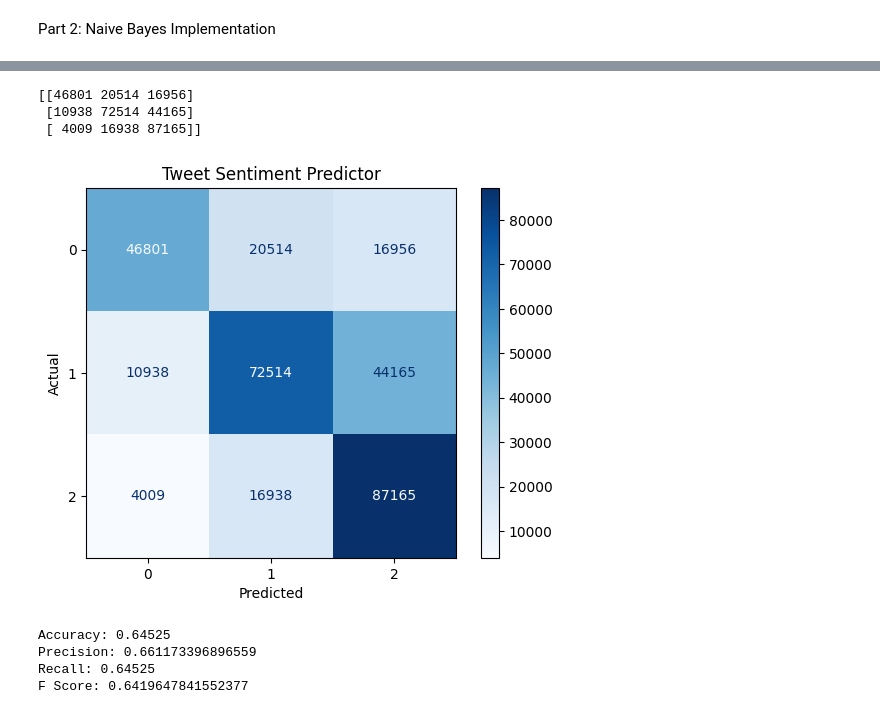
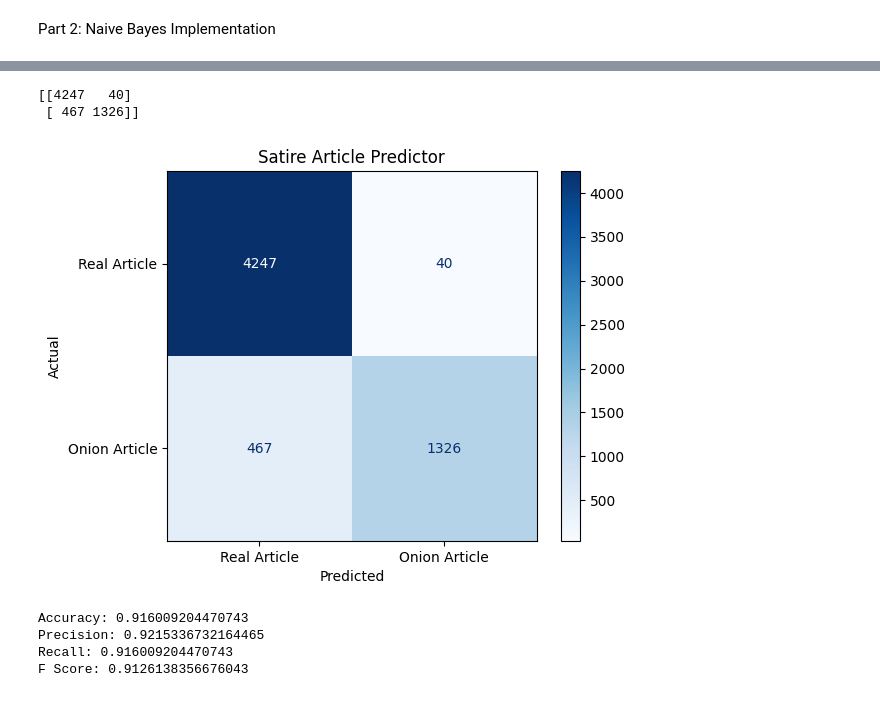
Before and after one commit to ShockWav3456/RAIK-370-Group-Project, a Jupyter notebook: NaiveBayes.ipynb, the cells around one changed output, grey strips where cells are left out. Cells and saved outputs as stored; diff of their text form; code cells hidden in the pictures.

```diff
--- a/NaiveBayes.ipynb
+++ b/NaiveBayes.ipynb
@@ -301,31 +312,29 @@ ValueError: With n_samples=0, test_size=0.2 and train_size=None, the resulting t
 # %%
 import matplotlib.pyplot as plt
 import sklearn.metrics as metrics
-#TODO - Change for new data set
 
-conf_matrix = metrics.confusion_matrix(label_test, predicted_data, labels=[0,1,2])
+conf_matrix = metrics.confusion_matrix(label_test, predicted_data, labels=[0,1])
 print(conf_matrix)
-display = metrics.ConfusionMatrixDisplay(confusion_matrix= conf_matrix, display_labels=[0,1,2])
+display = metrics.ConfusionMatrixDisplay(confusion_matrix= conf_matrix, display_labels=["Real Article","Onion Article"])
 display.plot(cmap="Blues")
 plt.xlabel("Predicted")
 plt.ylabel("Actual")
-plt.title("Article Sentiment Predictor")
+plt.title("Satire Article Predictor")
 plt.show()
 
 accuracy = metrics.accuracy_score(label_test, predicted_data)
 print(f"Accuracy: {accuracy}")
 precision = metrics.precision_score(label_test, predicted_data, average= "weighted")
 print(f"Precision: {precision}")
 recall = metrics.recall_score(label_test, predicted_data, average="weighted")
 print(f"Recall: {recall}")
 f_score = metrics.f1_score(label_test, predicted_data, average="weighted")
 print(f"F Score: {f_score}")
 # %% [output]
-[[46801 20514 16956]
- [10938 72514 44165]
- [ 4009 16938 87165]]
+[[4247   40]
+ [ 467 1326]]
-[figure, old version]
+[figure, new version]
-Accuracy: 0.64525
-Precision: 0.661173396896559
-Recall: 0.64525
-F Score: 0.6419647841552377
+Accuracy: 0.916009204470743
+Precision: 0.9215336732164465
+Recall: 0.916009204470743
+F Score: 0.9126138356676043
```
Also changed, not shown: parts of 1 cell of this notebook.
